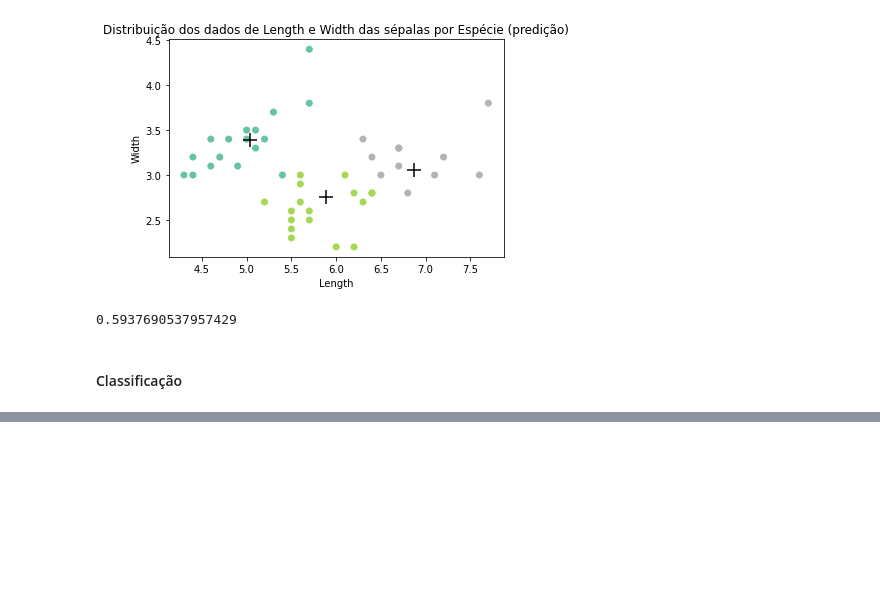
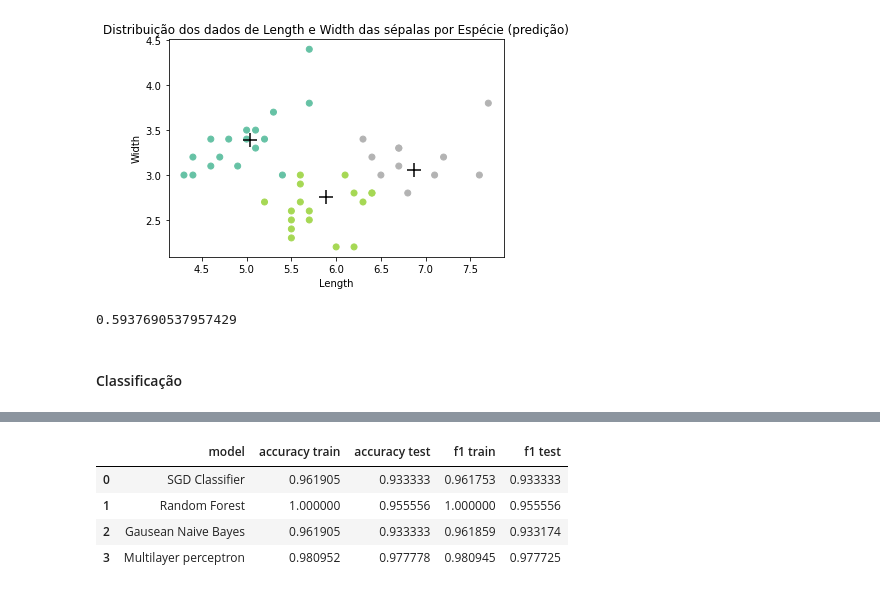
Before and after one commit to Angelicogfa/PortifolioDataScience, a Jupyter notebook: Iris/iris.ipynb, the cells around one changed output, grey strips where cells are left out. Drawn from its saved outputs; the diff is of its cells as text; code cells hidden in the pictures; blank space fills up the shorter version.

Commit message:
alterações na validação dos modelos

```diff
--- a/Iris/iris.ipynb
+++ b/Iris/iris.ipynb
@@ -367,20 +243,0 @@ f1 score
-# %%
-from sklearn.naive_bayes import GaussianNB
-
-model = GaussianNB()
-
-model.fit(x_train, y_train)
-
-y_train_predict = model.predict(x_train)
-
-print('')
-print('confusion matrix')
-print(confusion_matrix(y_train, y_train_predict))
-
-print('')
-print('accuracy score')
-print(accuracy_score(y_train, y_train_predict))
-
-print('')
-print('f1 score')
-print(f1_score(y_train, y_train_predict, average='weighted'))
@@ -422,0 +244,46 @@ f1 score
+# %%
+from sklearn.linear_model import SGDClassifier
+from sklearn.ensemble import RandomForestClassifier
+from sklearn.naive_bayes import GaussianNB
+from sklearn.neural_network import MLPClassifier
+from sklearn.metrics import confusion_matrix, accuracy_score, f1_score
+
+x = df[["SEPAL_LENGTH","SEPAL_WIDTH", "PETAL_LENGTH", "PETAL_WIDTH"]].values
+y = df["SPECIES"].values
+
+x_train, x_test, y_train, y_test = train_test_split(x, y, train_size=0.7)
+
+models = [{"model": SGDClassifier(random_state=RANDOM_STATE), "name": "SGD Classifier"},
+          {"model": RandomForestClassifier(random_state=RANDOM_STATE), "name": "Random Forest"},
+          {"model": GaussianNB(), "name": "Gausean Naive Bayes"},
+          {"model": MLPClassifier(random_state=RANDOM_STATE), "name": "Multilayer perceptron"}]
+
+
+def validate_models(models):
+
+    df_modelo = pd.DataFrame(columns=["model", "accuracy train", "accuracy test", "f1 train", "f1 test"])
+
+    for item in models:
+        model = item["model"]
+        model.fit(x_train, y_train)
+
+        y_train_predict = model.predict(x_train)
+        y_test_predict = model.predict(x_test)
+
+        accuracy_train = accuracy_score(y_train, y_train_predict)
+        accuracy_test = accuracy_score(y_test, y_test_predict)
+
+        f1_train = f1_score(y_train, y_train_predict, average='weighted')
+        f1_test = f1_score(y_test, y_test_predict, average='weighted')
+
+        df_modelo = df_modelo.append({"model": item["name"], "accuracy train": accuracy_train, "accuracy test": accuracy_test, "f1 train": f1_train, "f1 test": f1_test }, ignore_index=True)
+
+    return df_modelo
+
+validate_models(models)
+# %% [output]
+|  | model | accuracy train | accuracy test | f1 train | f1 test |
+| 0 | SGD Classifier | 0.961905 | 0.933333 | 0.961753 | 0.933333 |
+| 1 | Random Forest | 1.000000 | 0.955556 | 1.000000 | 0.955556 |
+| 2 | Gausean Naive Bayes | 0.961905 | 0.933333 | 0.961859 | 0.933174 |
+| 3 | Multilayer perceptron | 0.980952 | 0.977778 | 0.980945 | 0.977725 |
```
Also changed, not shown: parts of 15 cells of this notebook.
